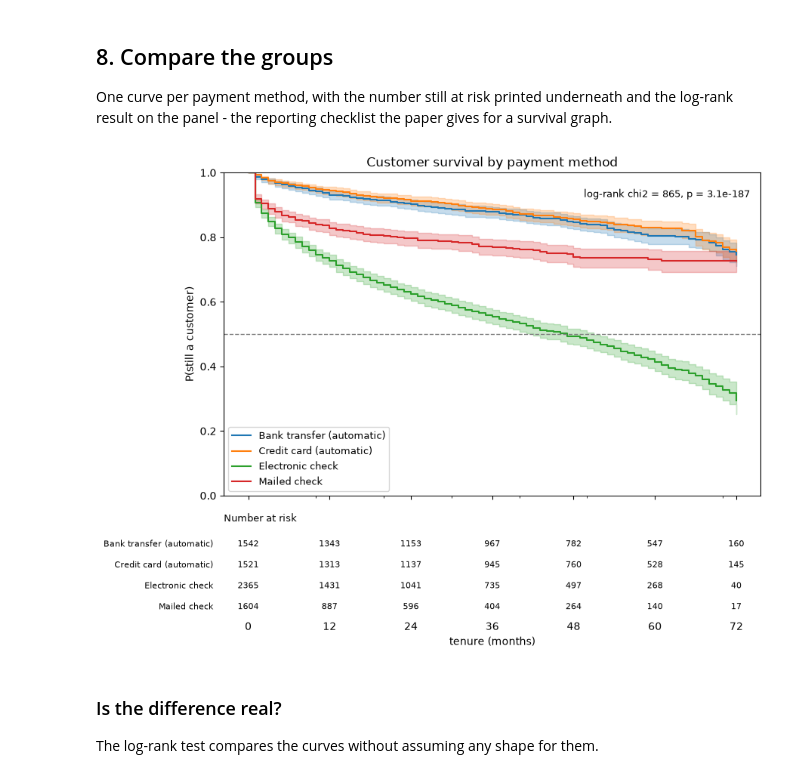
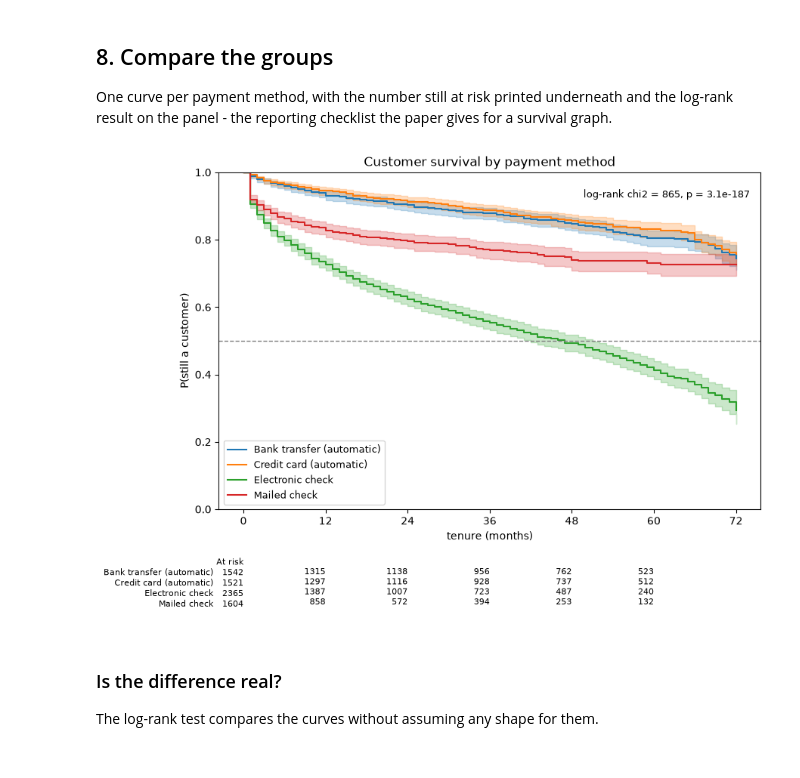
Before and after one commit to Kiatisakk/CPE342-ML, a Jupyter notebook: lab03_rg/Activity_Estimating_Lifetime.ipynb, the cells around one changed output. Saved outputs shown, nothing was run; the diff lists cells and outputs as text; code cells hidden in the pictures.

```diff
--- a/lab03_rg/Activity_Estimating_Lifetime.ipynb
+++ b/lab03_rg/Activity_Estimating_Lifetime.ipynb
@@ -194,47 +195,33 @@ graph.
 # %%
 METHODS = sorted(df["PaymentMethod"].unique())
 fitters = {}
 
-fig, (ax, table) = plt.subplots(2, 1, figsize=(9, 6.8), sharex=True,
-                                gridspec_kw={"height_ratios": [3.4, 1]})
-
+fig, ax = plt.subplots(figsize=(9, 6.5))
 for method in METHODS:
     group = df[df["PaymentMethod"] == method]
     f = KaplanMeierFitter().fit(group["T"], event_observed=group["E"], label=method)
     fitters[method] = f
     f.plot_survival_function(ax=ax, ci_show=True)
 
 overall = multivariate_logrank_test(df["T"], df["PaymentMethod"], df["E"])
-ax.set(ylabel="P(still a customer)", title="Customer survival by payment method",
-       ylim=(0, 1), xticks=YEAR_TICKS)
+ax.set(xlabel="tenure (months)", ylabel="P(still a customer)",
+       title="Customer survival by payment method", ylim=(0, 1), xticks=YEAR_TICKS)
 ax.axhline(0.5, color="grey", lw=1, ls="--")
 ax.legend(loc="lower left", fontsize=9)
 ax.text(0.98, 0.95, f"log-rank chi2 = {overall.test_statistic:.0f}, p = {overall.p_value:.1e}",
         transform=ax.transAxes, ha="right", va="top", fontsize=9)
 
-# Written out rather than left to add_at_risk_counts, which counts those at risk *after*
-# each tick and so reports zero at month 72, the last month anyone was observed.
-table.set(yticks=[], xticks=YEAR_TICKS, xlabel="tenure (months)")
-table.tick_params(axis="x", which="both", length=0)
-for spine in table.spines.values():
-    spine.set_visible(False)
-table.text(0, 1.02, "Number at risk", transform=table.transAxes, fontsize=9)
-
-for i, method in enumerate(METHODS):
-    y = 0.78 - i * 0.22
-    table.text(-0.02, y, method, transform=table.transAxes,
-               ha="right", va="center", fontsize=8)
-    for t in YEAR_TICKS:
-        still_here = (df.loc[df["PaymentMethod"] == method, "T"] >= t).sum()
-        table.text(t, y, str(still_here), transform=table.get_xaxis_transform(),
-                   ha="center", va="center", fontsize=8)
+# lifelines counts those at risk *after* each tick, so month 72 - the last month anyone
+# was observed - would read zero for every group and is left off the table.
+add_at_risk_counts(*fitters.values(), ax=ax, fontsize=8,
+                   rows_to_show=["At risk"], xticks=YEAR_TICKS[:-1])
 
 plt.tight_layout()
 Path("figures").mkdir(exist_ok=True)
 fig.savefig("figures/km_by_payment_method.png", dpi=150, bbox_inches="tight")
 plt.show()
 # %% [output]
-[figure, old version]
+[figure, new version]
 # %% [markdown]
 ### Is the difference real?
 
```
Also changed, not shown: parts of 3 cells of this notebook, 2 other files.
